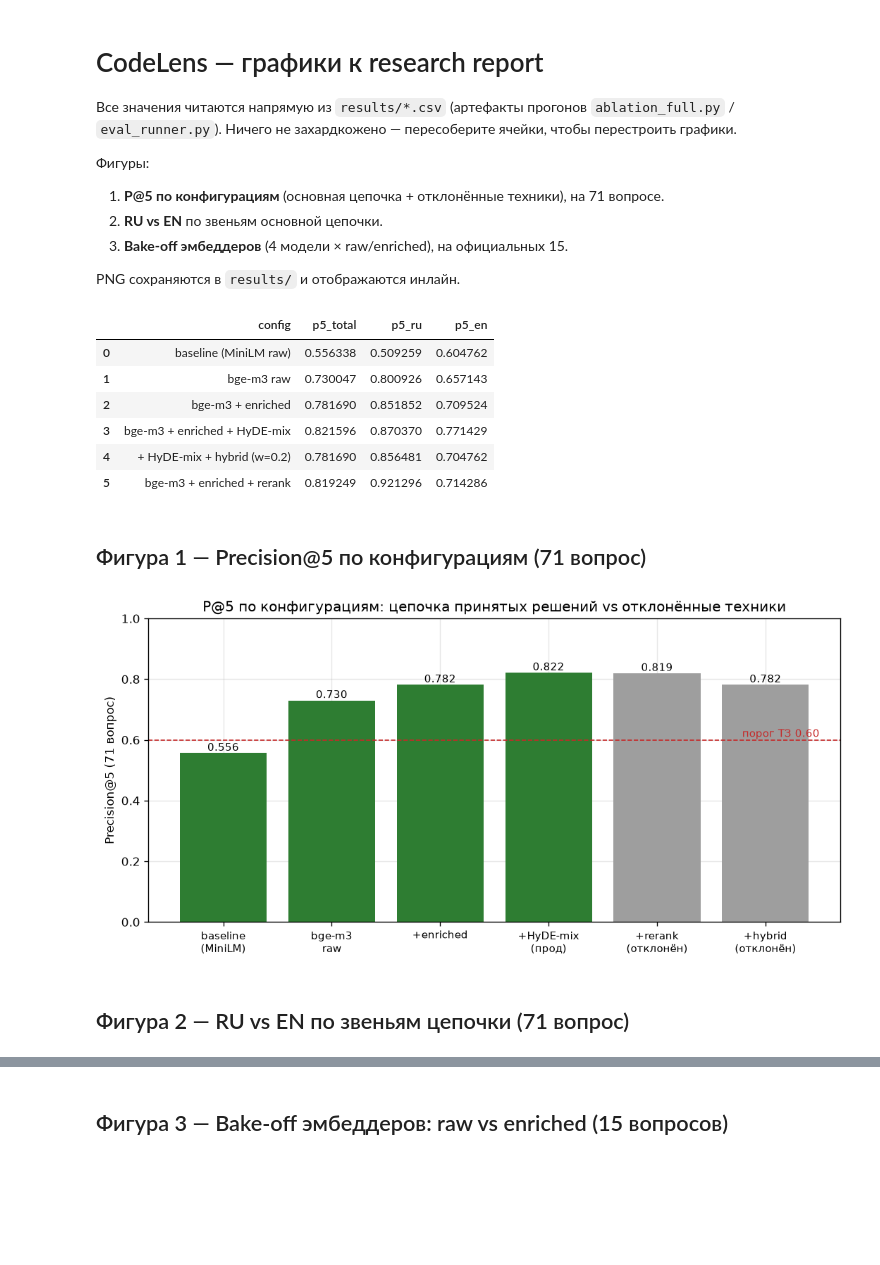
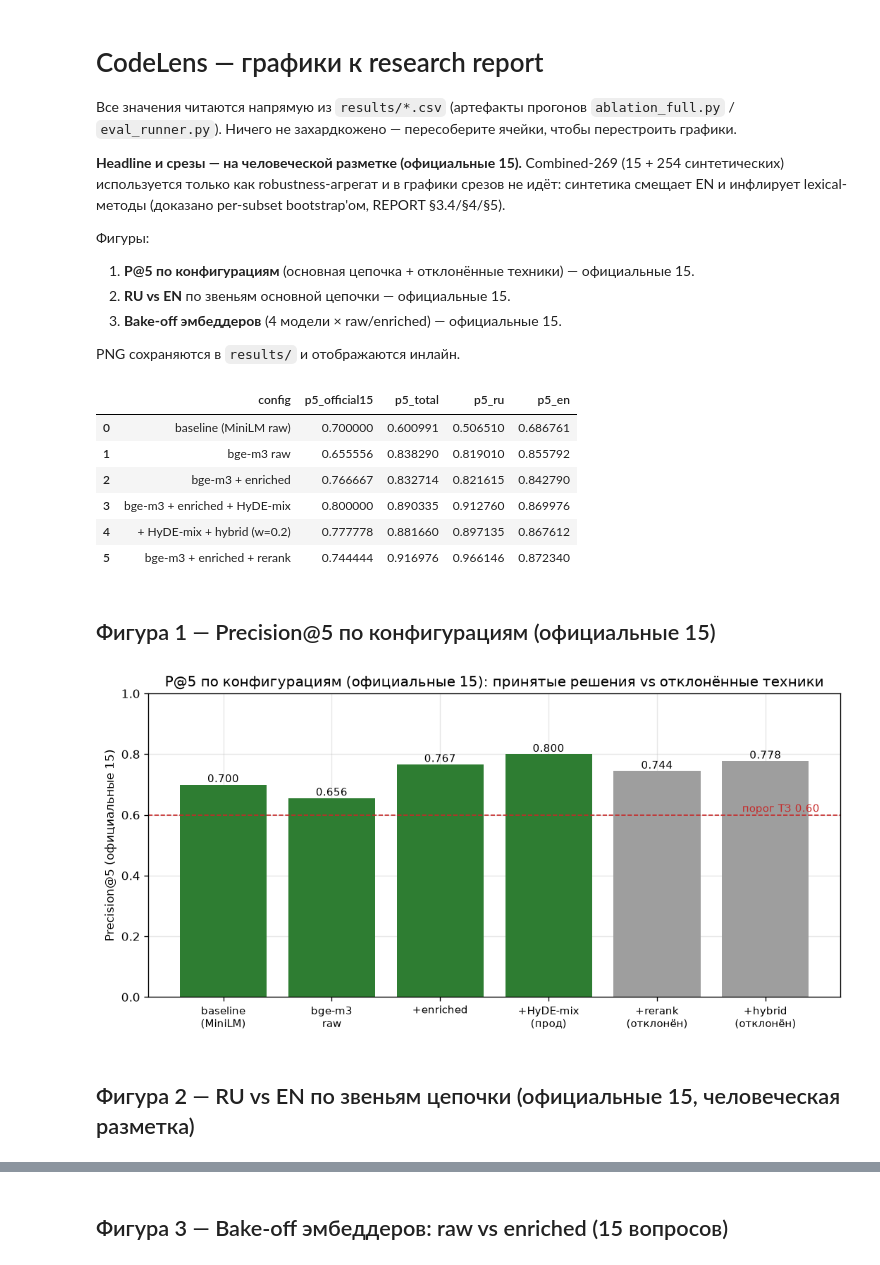
Before and after one commit to IvanyukMichael/CodeLens-rtk2026, a Jupyter notebook: analysis.ipynb, the cells around one changed output, grey strips where cells are left out. Cells and saved outputs as stored; diff of their text form; code cells hidden in the pictures; blank space fills up the shorter version.

```diff
--- a/analysis.ipynb
+++ b/analysis.ipynb
@@ -4,10 +4,14 @@
 Все значения читаются напрямую из `results/*.csv` (артефакты прогонов `ablation_full.py` /
 `eval_runner.py`). Ничего не захардкожено — пересоберите ячейки, чтобы перестроить графики.
 
+**Headline и срезы — на человеческой разметке (официальные 15).** Combined-269 (15 + 254
+синтетических) используется только как robustness-агрегат и в графики срезов не идёт: синтетика
+смещает EN и инфлирует lexical-методы (доказано per-subset bootstrap'ом, REPORT §3.4/§4/§5).
+
 Фигуры:
-1. **P@5 по конфигурациям** (основная цепочка + отклонённые техники), на 71 вопросе.
-2. **RU vs EN** по звеньям основной цепочки.
-3. **Bake-off эмбеддеров** (4 модели × raw/enriched), на официальных 15.
+1. **P@5 по конфигурациям** (основная цепочка + отклонённые техники) — официальные 15.
+2. **RU vs EN** по звеньям основной цепочки — официальные 15.
+3. **Bake-off эмбеддеров** (4 модели × raw/enriched) — официальные 15.
 
 PNG сохраняются в `results/` и отображаются инлайн.
 # %%
@@ -19,46 +23,47 @@ RESULTS = Path("results")
 plt.rcParams.update({"figure.dpi": 120, "font.size": 10, "axes.grid": True,
                      "grid.alpha": 0.3, "axes.axisbelow": True})
 
-full = pd.read_csv(RESULTS / "ablation_full.csv")    # цепочка на 71 вопросе
-models = pd.read_csv(RESULTS / "ablation_models.csv")  # bake-off на 15
-full[["config", "p5_total", "p5_ru", "p5_en"]]
+full = pd.read_csv(RESULTS / "ablation_full.csv")    # p5_official15 (headline) + p5_total (combined-269)
+models = pd.read_csv(RESULTS / "ablation_models.csv")  # bake-off на официальных 15
+full[["config", "p5_official15", "p5_total", "p5_ru", "p5_en"]]
 # %% [output]
-|  | config | p5_total | p5_ru | p5_en |
-| 0 | baseline (MiniLM raw) | 0.556338 | 0.509259 | 0.604762 |
-| 1 | bge-m3 raw | 0.730047 | 0.800926 | 0.657143 |
-| 2 | bge-m3 + enriched | 0.781690 | 0.851852 | 0.709524 |
-| 3 | bge-m3 + enriched + HyDE-mix | 0.821596 | 0.870370 | 0.771429 |
-| 4 | + HyDE-mix + hybrid (w=0.2) | 0.781690 | 0.856481 | 0.704762 |
-| 5 | bge-m3 + enriched + rerank | 0.819249 | 0.921296 | 0.714286 |
+|  | config | p5_official15 | p5_total | p5_ru | p5_en |
+| 0 | baseline (MiniLM raw) | 0.700000 | 0.600991 | 0.506510 | 0.686761 |
+| 1 | bge-m3 raw | 0.655556 | 0.838290 | 0.819010 | 0.855792 |
+| 2 | bge-m3 + enriched | 0.766667 | 0.832714 | 0.821615 | 0.842790 |
+| 3 | bge-m3 + enriched + HyDE-mix | 0.800000 | 0.890335 | 0.912760 | 0.869976 |
+| 4 | + HyDE-mix + hybrid (w=0.2) | 0.777778 | 0.881660 | 0.897135 | 0.867612 |
+| 5 | bge-m3 + enriched + rerank | 0.744444 | 0.916976 | 0.966146 | 0.872340 |
 # %% [markdown]
-## Фигура 1 — Precision@5 по конфигурациям (71 вопрос)
+## Фигура 1 — Precision@5 по конфигурациям (официальные 15)
 # %%
 # Порядок: основная цепочка (зелёным) + отклонённые техники (серым).
+# Headline-метрика — официальные 15 (p5_official15); combined-269 — только robustness (не здесь).
 chain = ["baseline (MiniLM raw)", "bge-m3 raw", "bge-m3 + enriched",
          "bge-m3 + enriched + HyDE-mix"]
 rejected = ["bge-m3 + enriched + rerank", "+ HyDE-mix + hybrid (w=0.2)"]
 order = chain + [c for c in rejected if c in set(full["config"])]
 d = full.set_index("config").loc[order].reset_index()
 colors = ["#2e7d32" if c in chain else "#9e9e9e" for c in d["config"]]
 
 fig, ax = plt.subplots(figsize=(9, 4.5))
-bars = ax.bar(range(len(d)), d["p5_total"], color=colors)
+bars = ax.bar(range(len(d)), d["p5_official15"], color=colors)
 ax.axhline(0.60, ls="--", lw=1, color="#c62828")
 ax.text(len(d) - 0.5, 0.61, "порог ТЗ 0.60", color="#c62828", ha="right", fontsize=9)
-for b, v in zip(bars, d["p5_total"]):
+for b, v in zip(bars, d["p5_official15"]):
     ax.text(b.get_x() + b.get_width() / 2, v + 0.008, f"{v:.3f}", ha="center", fontsize=9)
 labels = ["baseline\n(MiniLM)", "bge-m3\nraw", "+enriched", "+HyDE-mix\n(прод)",
           "+rerank\n(отклонён)", "+hybrid\n(отклонён)"][:len(d)]
 ax.set_xticks(range(len(d)))
 ax.set_xticklabels(labels, fontsize=9)
-ax.set_ylabel("Precision@5 (71 вопрос)")
+ax.set_ylabel("Precision@5 (официальные 15)")
 ax.set_ylim(0, 1.0)
-ax.set_title("P@5 по конфигурациям: цепочка принятых решений vs отклонённые техники")
+ax.set_title("P@5 по конфигурациям (официальные 15): принятые решения vs отклонённые техники")
 fig.tight_layout()
 fig.savefig(RESULTS / "fig_p5_by_config.png", bbox_inches="tight")
 plt.show()
 # %% [output]
-[figure, old version]
+[figure, new version]
 # %% [markdown]
-## Фигура 2 — RU vs EN по звеньям цепочки (71 вопрос)
+## Фигура 2 — RU vs EN по звеньям цепочки (официальные 15, человеческая разметка)
 # %%
```
Also changed, not shown: parts of 1 cell of this notebook, 23 other files.
